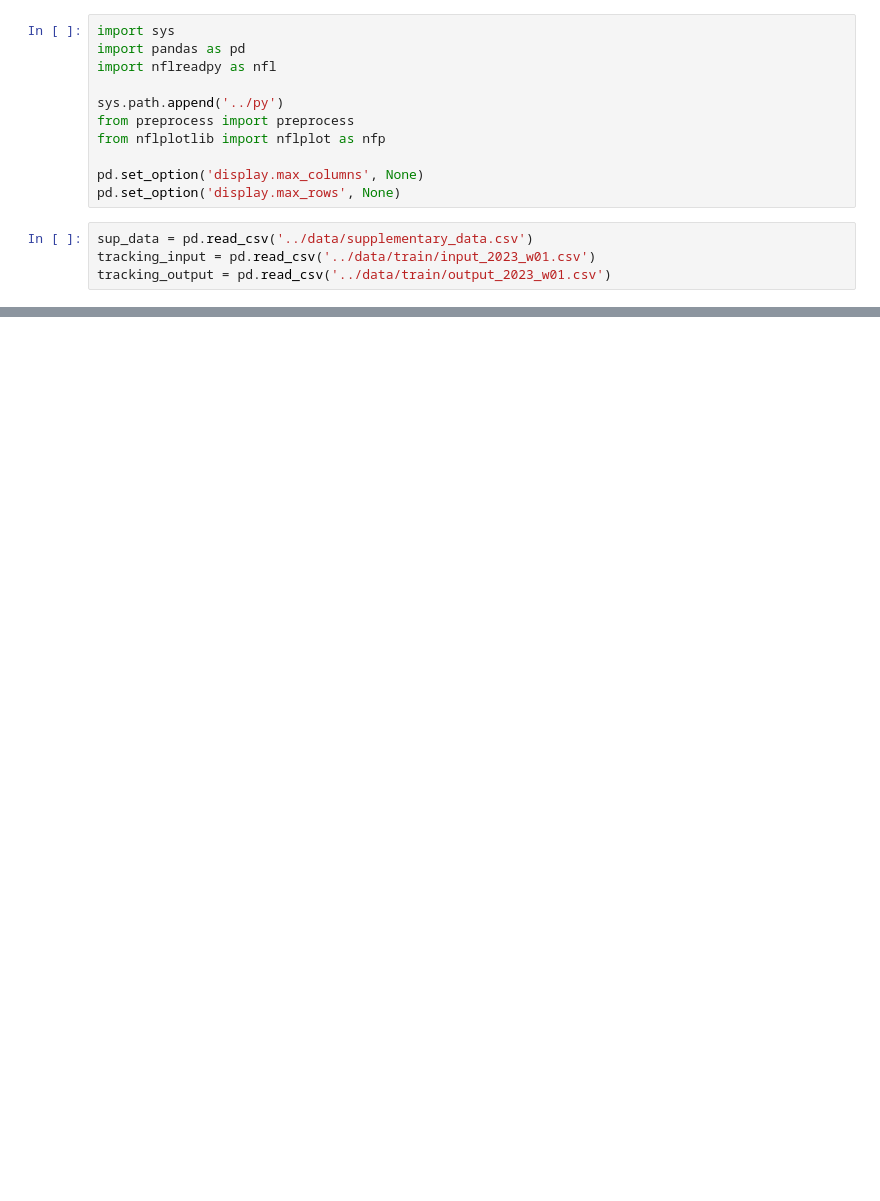
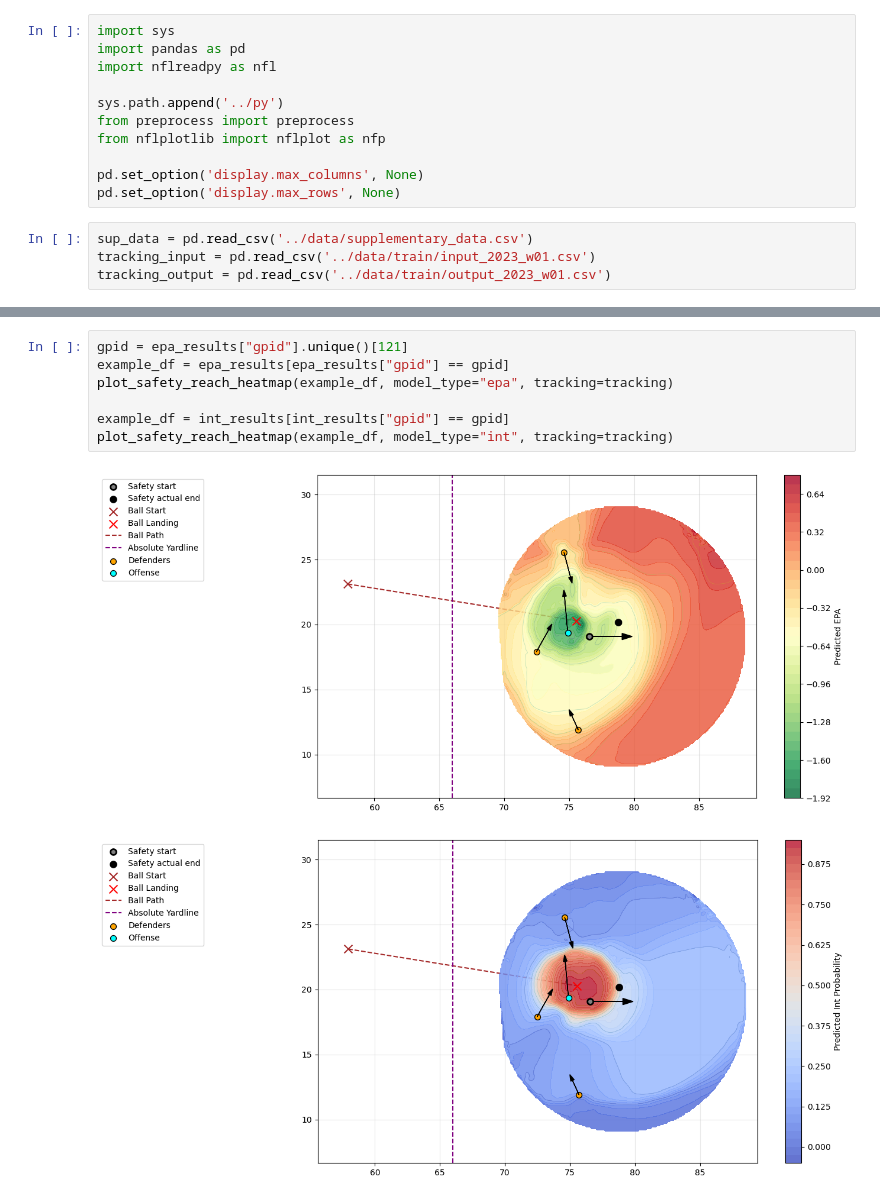
Before and after one commit to lneuendorf/nlf-big-data-bowl-2026, a Jupyter notebook: notebooks/postprocessing.ipynb, the cells around one changed output, grey strips where cells are left out. Cells and saved outputs as stored; diff of their text form; blank space fills up the shorter version.

```diff
--- a/notebooks/postprocessing.ipynb
+++ b/notebooks/postprocessing.ipynb
@@ -260,0 +229,10 @@ plays.query('gpid=="2023091008_1200"').to_dict(orient="records")
+# %%
+gpid = epa_results["gpid"].unique()[121]
+example_df = epa_results[epa_results["gpid"] == gpid]
+plot_safety_reach_heatmap(example_df, model_type="epa", tracking=tracking)
+
+example_df = int_results[int_results["gpid"] == gpid]
+plot_safety_reach_heatmap(example_df, model_type="int", tracking=tracking)
+# %% [output]
+[figure, added]
+[figure, added]
```
Also changed, not shown: parts of 15 cells of this notebook.
